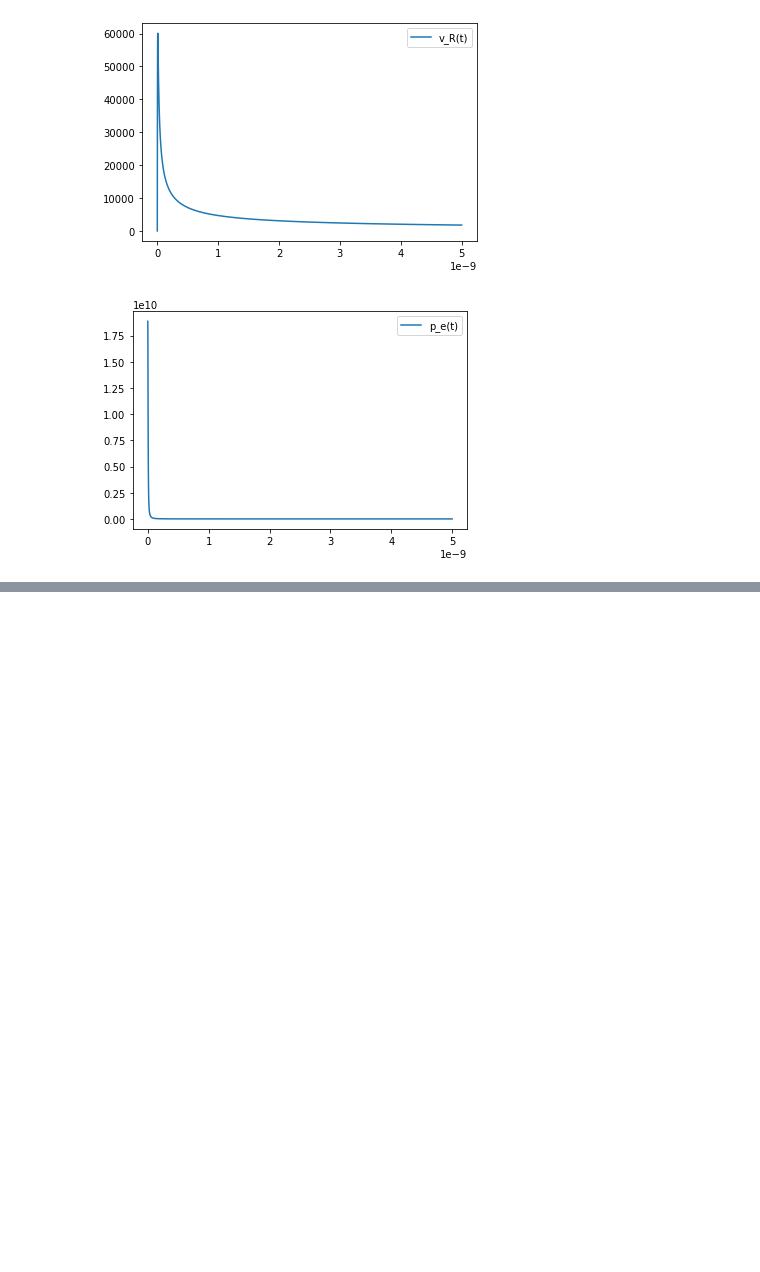
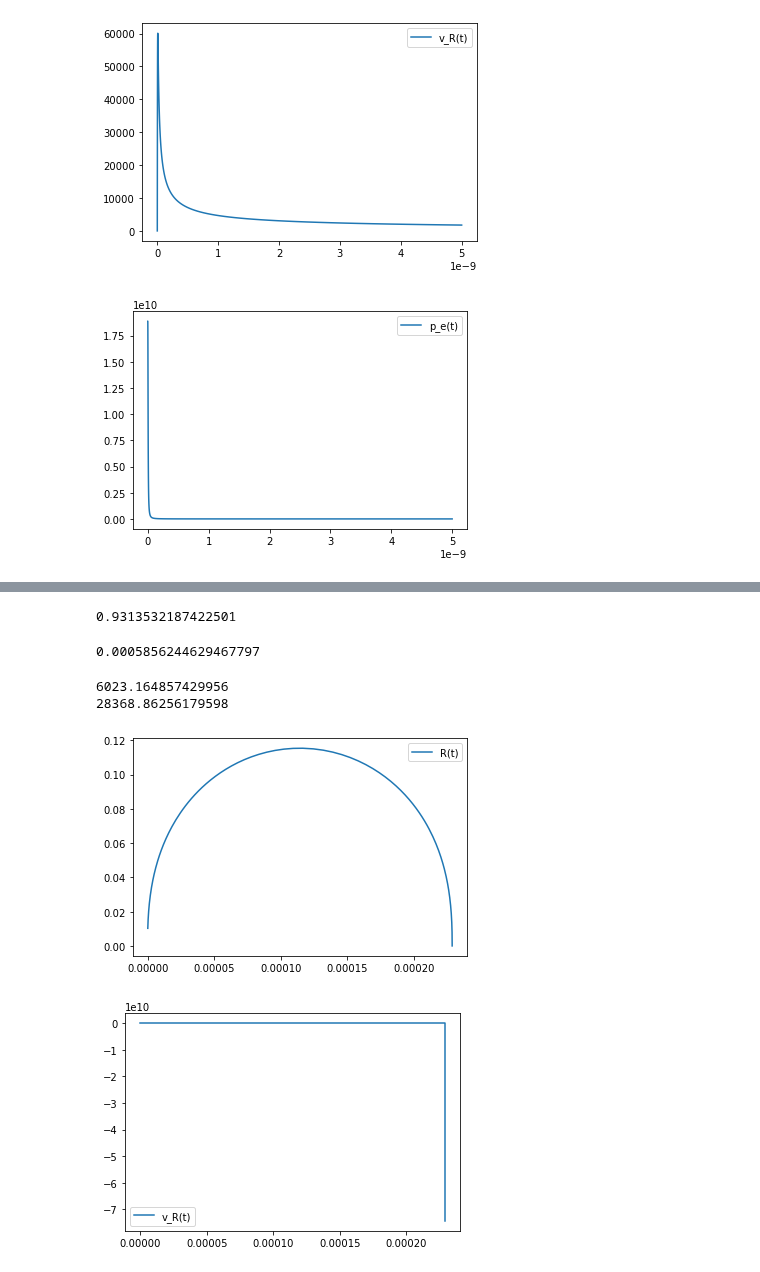
Before and after one commit to Lupama2/Vapor_en_burbuja_inicial_python, a Jupyter notebook: Programa/Evolucion del radio/radio_new.ipynb, the cells around one changed output, grey strips where cells are left out. Saved outputs shown, nothing was run; the diff lists cells and outputs as text; code cells hidden in the pictures; blank space fills up the shorter version.

Commit message:
Termino de programar la evolución del radio en función del tiempo de Bunkin

```diff
--- a/Programa/Evolucion del radio/radio_new.ipynb
+++ b/Programa/Evolucion del radio/radio_new.ipynb
@@ -153,0 +204,77 @@ plt.show()
+# %%
+E(R_cl_ini,R_cl_ini)/672247
+# %% [output]
+0.9313532187422501
+# %%
+a_e(R_cl_ini)
+# %% [output]
+0.0005856244629467797
+# %%
+#Calculo la energía cinética a t=0
+
+def W_coulomb(R_cl_ini):
+
+    #Defino la función a integrar para calcular W_coulomb
+    def f(r):
+        return r**2*E(r, R_cl_ini)**2
+
+    #Integro
+    return 1/2*quad(f,0.,R_cl_ini)[0]
+
+print(W_coulomb(R_cl_ini))
+
+# W_coulomb = 6.3e3 # [ergios] (CGS)
+
+#Calculo la volocidad a t=0 a partir de la igualdad E_cin = W_coulomb
+v_R0 = np.sqrt(W_coulomb(R_cl_ini)/(2*pi*rho_L*R_cl_ini**3))
+print(v_R0)
+# %% [output]
+6023.164857429956
+28368.86256179598
+# %%
+#Defino la condición límite
+def event_cluster(t,y):
+
+    return y[1] - 0 #Que pare cuando la velocidad se hace cero (máxima expansión)
+
+def dydt(t,y):
+    #Sistema de ecuaciones de primer orden para la evolución del radio en función del tiempo. Entiéndase y = (R, Rp) = (R, v_R)
+    v_R = y[1]
+    R = y[0]
+
+    #Expreso dydt_0 = dR/dt = v_R
+    dydt_0 = v_R
+
+    #Para dydt_2 = d(v_R/dt) = d2(R)/dt2 hay 2 posibilidades
+    #(1) usar la ecuación diferencial de la tesis de Gabriela
+    #(2) usar la ecuación diferencial del paper de Bunkin que es una aproximación de la ecuación diferencial de Gabriela
+
+    dydt_1 = ((-p_inf)/(rho_L) - 3/2*v_R**2)/R
+
+    return [dydt_0, dydt_1]
+# %%
+#Resuelvo el sistema dy/dt usando solve_ivp
+t_ini = 0
+t_max = 0.002 #200e-5 #2.5e-6 #70 ns
+
+y_ini = [R_cl_ini, v_R0] #Condición inicial
+rtol = 1e-12 #tolerancia relativa para el método numérico
+sol = solve_ivp(dydt, [t_ini, t_max], y_ini, method = "DOP853", rtol = rtol, atol = rtol, events = event_cluster)
+#asumo que el problema no es stiff
+# %%
+#Grafico
+plt.plot(sol.t, sol.y[0], label = "R(t)")
+plt.legend()
+plt.show()
+
+plt.plot(sol.t, sol.y[1], label = "v_R(t)")
+# plt.yscale("log")
+plt.legend()
+plt.show()
+
+# plt.plot(sol.t, p_electrica(n_e_mean(sol.y[0]), T_e(sol.y[0], R_cl_ini), x_cl, R_cl_ini), label = "p_electrica(t)")
+# plt.legend()
+# plt.show()
+# %% [output]
+[figure, added]
+[figure, added]
```
Also changed, not shown: parts of 13 cells of this notebook, 1 other file.
